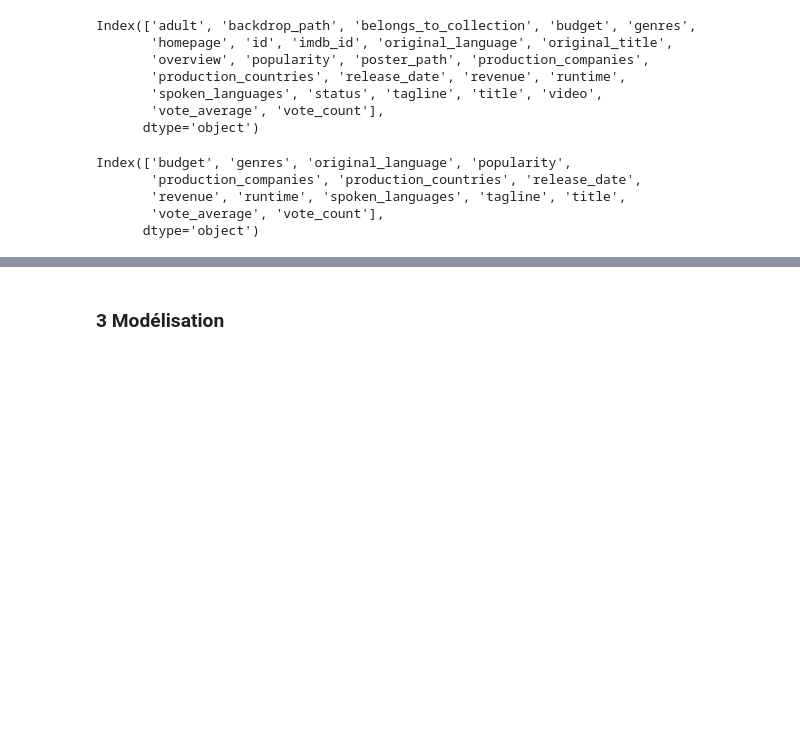
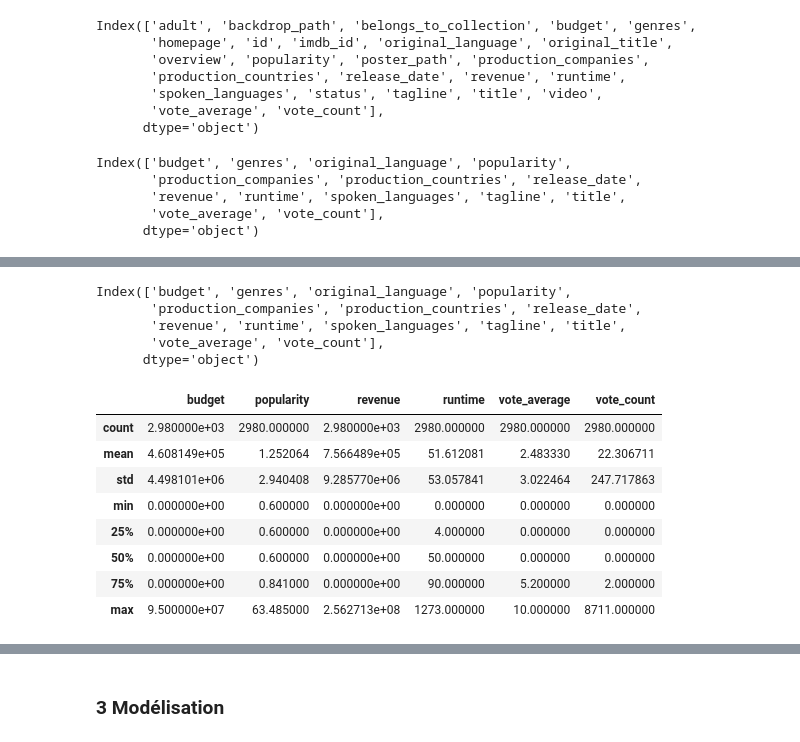
Before and after one commit to jomayans/Projet-Python, a Jupyter notebook: NoteBook_principal.ipynb, the cells around one changed output, grey strips where cells are left out. Cells and saved outputs as stored; diff of their text form; code cells hidden in the pictures; blank space fills up the shorter version.

```diff
--- a/NoteBook_principal.ipynb
+++ b/NoteBook_principal.ipynb
@@ -153,0 +158,20 @@ px.histogram(df_genres, x="genres")
+# %%
+movies_df.columns
+# %% [output]
+Index(['budget', 'genres', 'original_language', 'popularity',
+       'production_companies', 'production_countries', 'release_date',
+       'revenue', 'runtime', 'spoken_languages', 'tagline', 'title',
+       'vote_average', 'vote_count'],
+      dtype='object')
+# %%
+movies_df.describe()
+# %% [output]
+|  | budget | popularity | revenue | runtime | vote_average | vote_count |
+| count | 2.980000e+03 | 2980.000000 | 2.980000e+03 | 2980.000000 | 2980.000000 | 2980.000000 |
+| mean | 4.608149e+05 | 1.252064 | 7.566489e+05 | 51.612081 | 2.483330 | 22.306711 |
+| std | 4.498101e+06 | 2.940408 | 9.285770e+06 | 53.057841 | 3.022464 | 247.717863 |
+| min | 0.000000e+00 | 0.600000 | 0.000000e+00 | 0.000000 | 0.000000 | 0.000000 |
+| 25% | 0.000000e+00 | 0.600000 | 0.000000e+00 | 4.000000 | 0.000000 | 0.000000 |
+| 50% | 0.000000e+00 | 0.600000 | 0.000000e+00 | 50.000000 | 0.000000 | 0.000000 |
+| 75% | 0.000000e+00 | 0.841000 | 0.000000e+00 | 90.000000 | 5.200000 | 2.000000 |
+| max | 9.500000e+07 | 63.485000 | 2.562713e+08 | 1273.000000 | 10.000000 | 8711.000000 |
```
Also changed, not shown: parts of 7 cells of this notebook.
